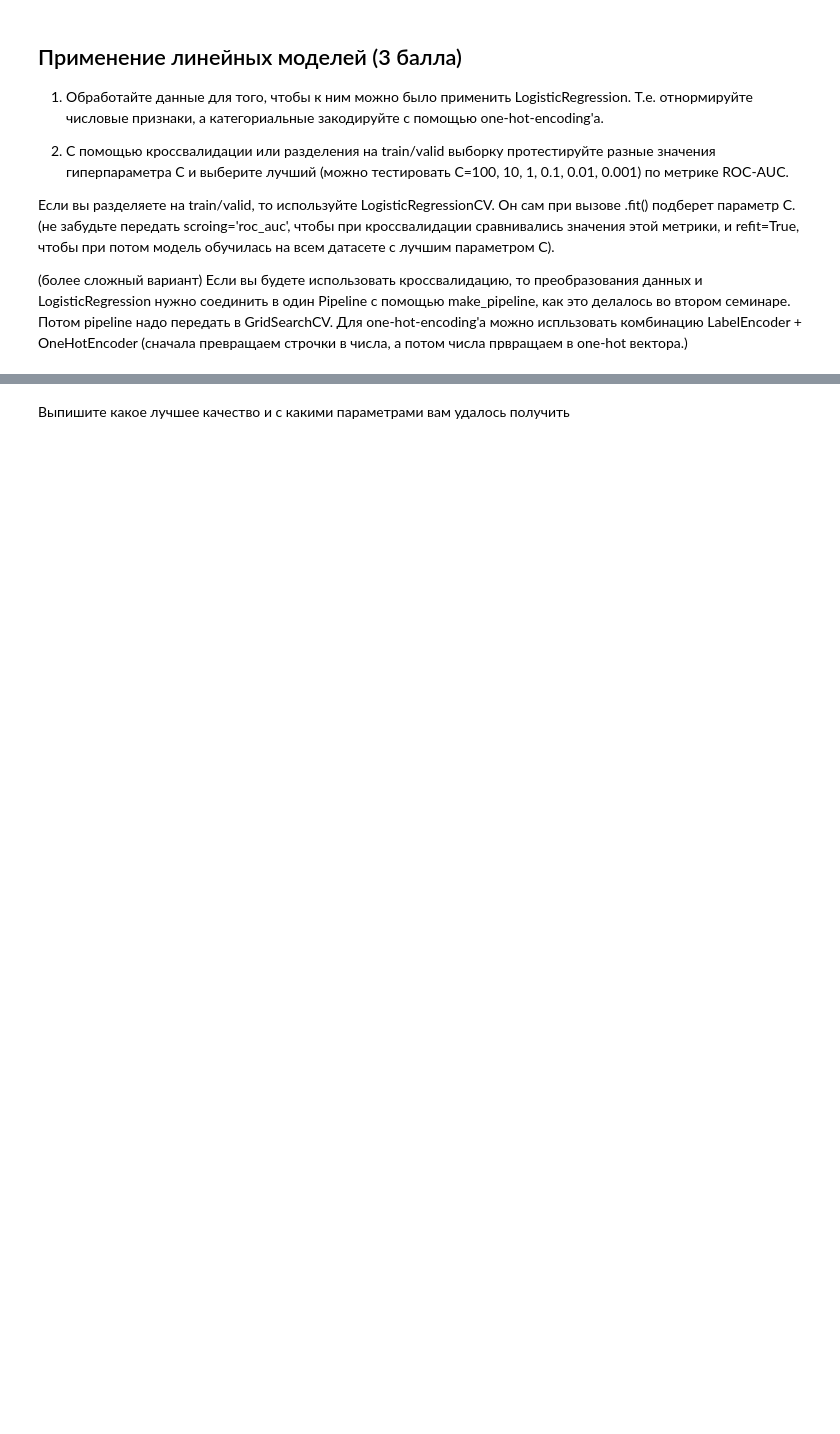
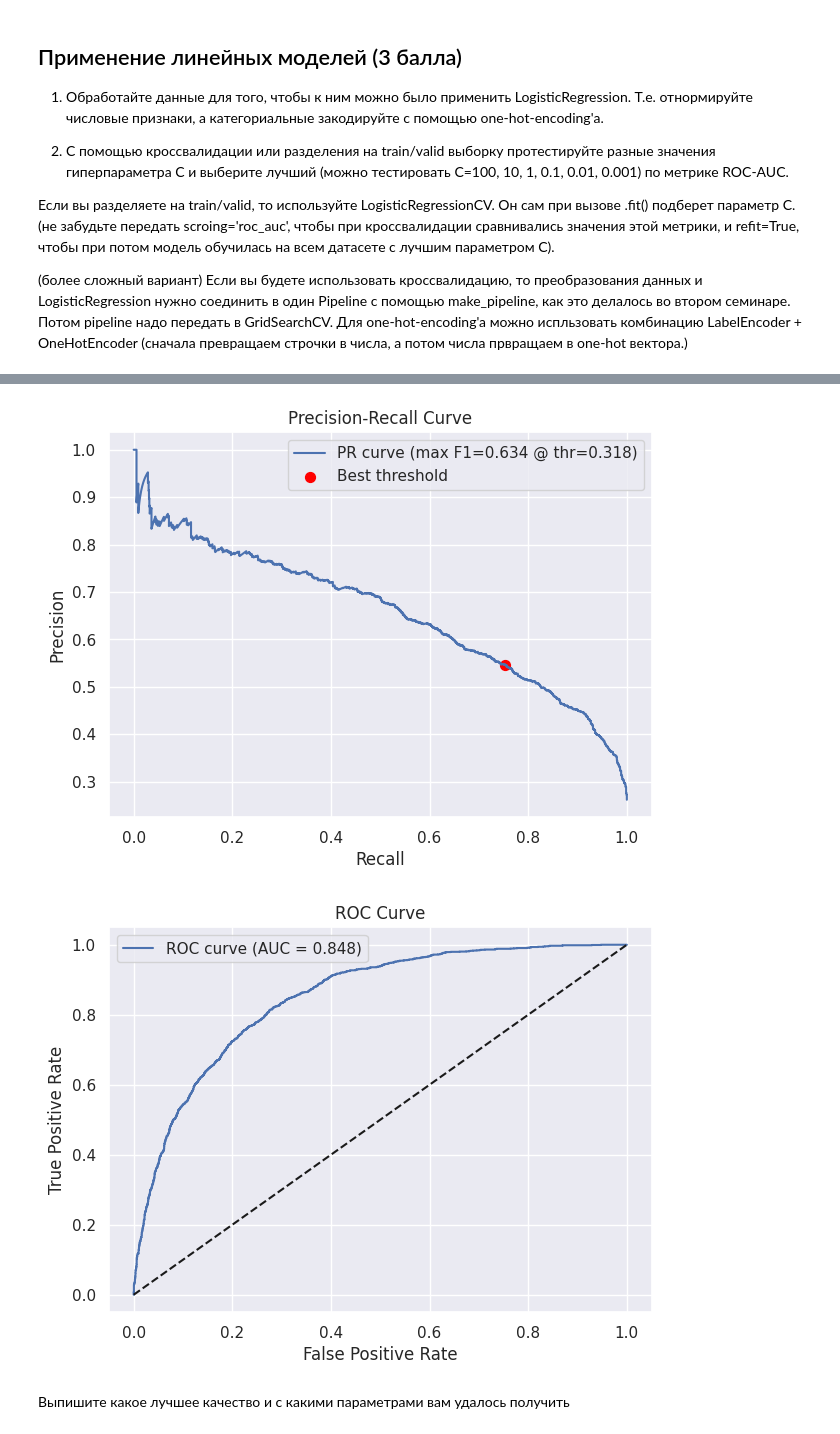
Before and after one commit to Tatyana495/backend_test_homework, a Jupyter notebook: week_03_composition_model_selection/Homework/hw_3_kaggle.ipynb, the cells around one changed output, grey strips where cells are left out. Cells and saved outputs as stored; diff of their text form; code cells hidden in the pictures; blank space fills up the shorter version.

```diff
--- a/week_03_composition_model_selection/Homework/hw_3_kaggle.ipynb
+++ b/week_03_composition_model_selection/Homework/hw_3_kaggle.ipynb
@@ -259,2 +494,42 @@ from sklearn.pipeline import make_pipeline
+# %%
+import matplotlib.pyplot as plt
+from sklearn.metrics import precision_recall_curve, roc_curve, auc
+
+# если сохранилась модель после GridSearchCV:
+best_model = model  # или gs_auc.best_estimator_, если он у тебя есть
+y_scores = best_model.predict_proba(X)[:, 1]
+
+# --- Precision-Recall ---
+prec, rec, thr = precision_recall_curve(y, y_scores)
+f1s = 2 * prec * rec / (prec + rec + 1e-12)
+best_idx = f1s[:-1].argmax()
+best_thr, best_f1 = thr[best_idx], f1s[best_idx]
+
+plt.figure(figsize=(7, 5))
+plt.plot(rec, prec, label=f'PR curve (max F1={best_f1:.3f} @ thr={best_thr:.3f})')
+plt.scatter(rec[best_idx], prec[best_idx], color='red', s=50, label='Best threshold')
+plt.xlabel('Recall')
+plt.ylabel('Precision')
+plt.title('Precision-Recall Curve')
+plt.legend()
+plt.grid(True)
+plt.show()
+
+# --- ROC ---
+fpr, tpr, _ = roc_curve(y, y_scores)
+roc_auc = auc(fpr, tpr)
+
+plt.figure(figsize=(7, 5))
+plt.plot(fpr, tpr, label=f'ROC curve (AUC = {roc_auc:.3f})')
+plt.plot([0, 1], [0, 1], 'k--')
+plt.xlabel('False Positive Rate')
+plt.ylabel('True Positive Rate')
+plt.title('ROC Curve')
+plt.legend()
+plt.grid(True)
+plt.show()
+# %% [output]
+[figure, added]
+[figure, added]
 # %% [markdown]
 Выпишите какое лучшее качество и с какими параметрами вам удалось получить
```
Also changed, not shown: parts of 24 cells of this notebook.
